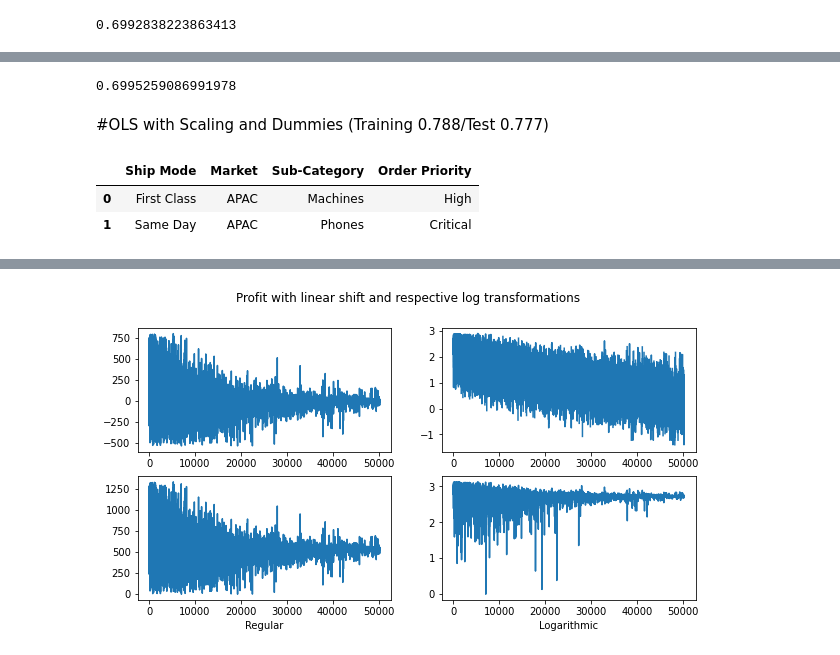
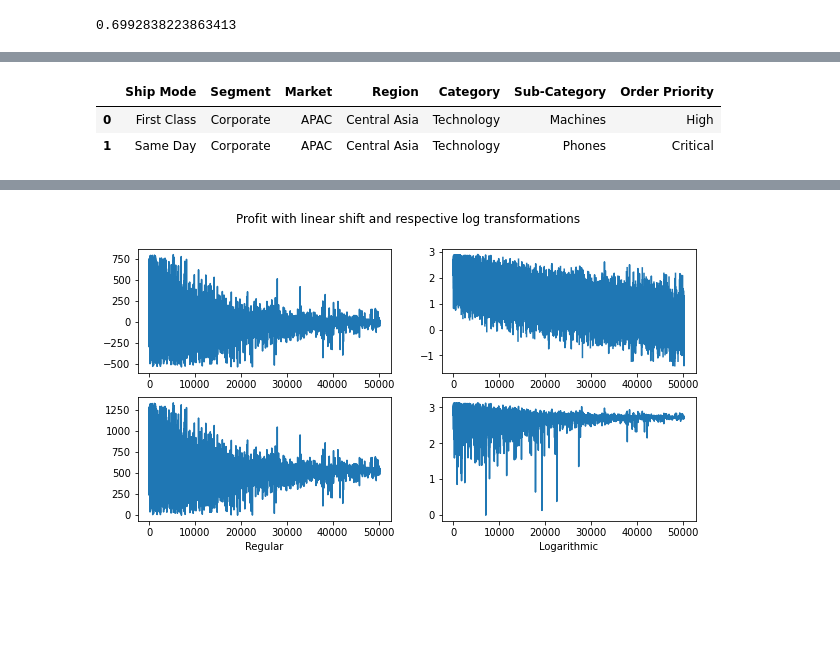
Before and after one commit to SteveGrimm/Unit1_Project2, a Jupyter notebook: Project2.ipynb, the cells around one changed output, grey strips where cells are left out. Cells and saved outputs as stored; diff of their text form; code cells hidden in the pictures; blank space fills up the shorter version.

```diff
--- a/Project2.ipynb
+++ b/Project2.ipynb
@@ -110,13 +110,14 @@ Order Priority: ['Critical' 'Medium' 'High' 'Low']
 # %%
 data['Order Date'] = pd.to_datetime(data['Order Date'])
 data['Ship Date'] = pd.to_datetime(data['Ship Date'])
+data['month'] = [x.month-1 for x in data['Order Date']]
 # %%
 def col_to_category(columns):
   for name in columns:
     data[name] = data[name].astype('category')
 # %%
 col_to_categorize = []
-for name in data.drop('Quantity',1).columns:
+for name in data.drop(['Quantity','month'],1).columns:
   if len(data[name].unique()) < 25:
     col_to_categorize.append(name)
 
@@ -334,24 +283,14 @@ Warnings:
-# %%
-#Predicted values of the trained data set
-y_prediction_test = lin_model.predict(x_test)
-
-#test value, based on the trained data set
-r2_score(y_test, y_prediction_test)
-# %% [output]
-0.6995259086991978
-# %% [markdown]
-#OLS with Scaling and Dummies (Training 0.788/Test 0.777)
 # %%
 #set variables
 x = data[['Quantity','Profit','Shipping Cost']]
 y = data['Sales']
 # %%
-dummy_variables = data[col_for_model].drop(['Segment','Region','Category'],axis=1)
+dummy_variables = data[col_for_model]
 dummy_variables.head(2)
 # %% [output]
-|  | Ship Mode | Market | Sub-Category | Order Priority |
-| 0 | First Class | APAC | Machines | High |
-| 1 | Same Day | APAC | Phones | Critical |
+|  | Ship Mode | Segment | Market | Region | Category | Sub-Category | Order Priority |
+| 0 | First Class | Corporate | APAC | Central Asia | Technology | Machines | High |
+| 1 | Same Day | Corporate | APAC | Central Asia | Technology | Phones | Critical |
 # %%
 dummy = pd.get_dummies(dummy_variables, drop_first=True)
 dummy.head(2)
```
Also changed, not shown: parts of 26 cells of this notebook.
